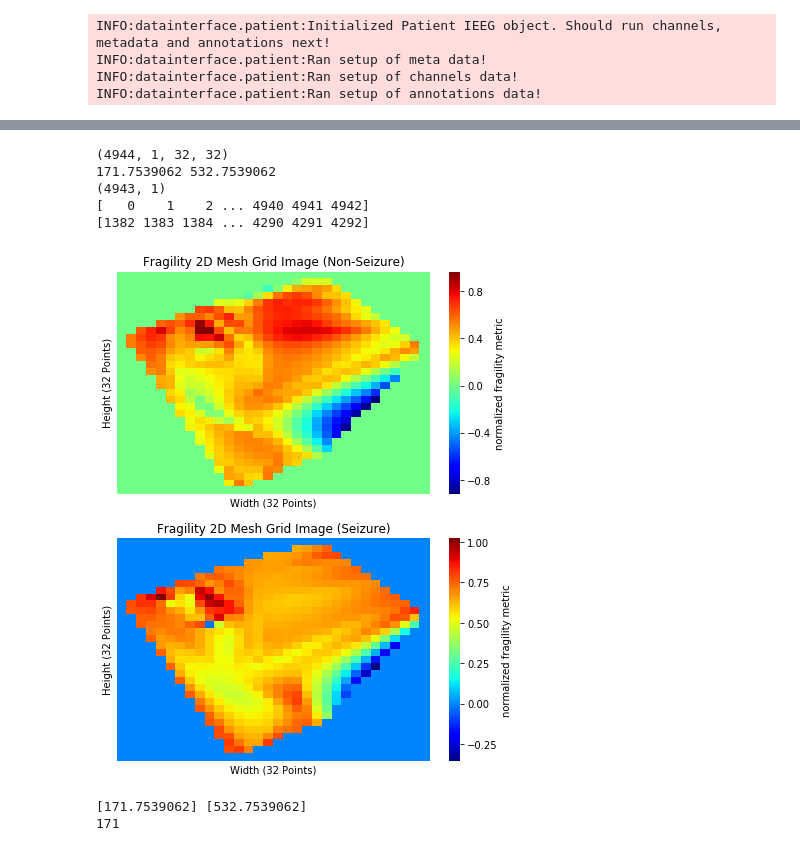
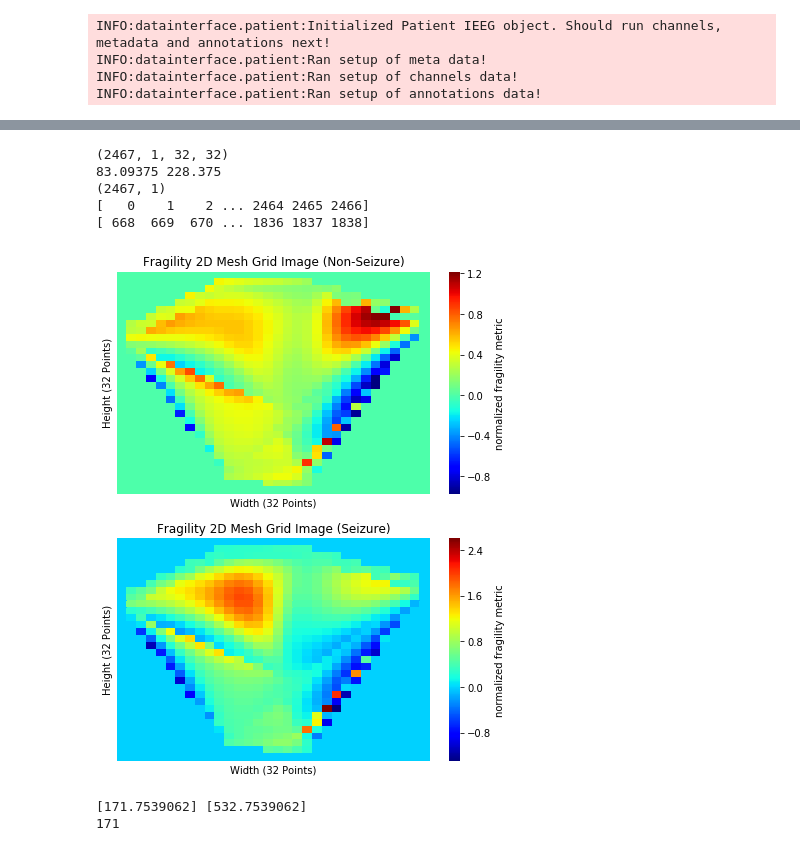
Before and after one commit to adam2392/dnn-unsupervised, a Jupyter notebook: dnn/Fragility Data Preprocessing Into 2D and 3D Images.ipynb, the cells around one changed output, grey strips where cells are left out. Cells and saved outputs as stored; diff of their text form; code cells hidden in the pictures.

```diff
--- a/dnn/Fragility Data Preprocessing Into 2D and 3D Images.ipynb
+++ b/dnn/Fragility Data Preprocessing Into 2D and 3D Images.ipynb
@@ -382,14 +383,15 @@ sns.heatmap(fragmat[:,0:70], cmap='jet')
 # Convert Real Data Into Image
 # %%
 patient = 'id001_ac_sz2'
+patient = 'id013_pg_sz1'
 patid = patient[0:patient.find('sz')-1]
 seizid = patient[patient.find('sz'):]
 
 datadir = '/Volumes/ADAM LI/pydata/convertedtng'
 
-chanfile =  os.path.join(datadir,  patient, patid + '_chans.csv')
-headerfile = os.path.join(datadir,  patient, patid + '_headers.csv')
-annotationsfile = os.path.join(datadir,  patient, patid + '_annotations.csv')
+chanfile =  os.path.join(datadir,  patient, patient + '_chans.csv')
+headerfile = os.path.join(datadir,  patient, patient + '_headers.csv')
+annotationsfile = os.path.join(datadir,  patient, patient + '_annotations.csv')
 
 ################################ 1. LOAD DATA ###########################
 # instantiate a datainterface object to analyze data
@@ -408,8 +410,7 @@ INFO:datainterface.patient:Ran setup of meta data!
 INFO:datainterface.patient:Ran setup of channels data!
 INFO:datainterface.patient:Ran setup of annotations data!
 # %%
-patient = 'id001_ac'
-metadatadir = os.path.join('/Volumes/ADAM LI/pydata/metadata/', patient)
+metadatadir = os.path.join('/Volumes/ADAM LI/pydata/metadata/', patid)
 # or get labels from seeg metadata
 # read in seeg file
 seeg = pd.read_csv(os.path.join(metadatadir, "seeg.txt"),
@@ -419,3 +420,16 @@ seeg_labels = seeg.index
 seeg_xyz = seeg.as_matrix()
 locations = seeg_xyz
 seeg_contacts = list(seeg_labels)
+
+if 'id013' in patient:
+    # remove these chanlabels from i013_pg
+    removeset = ['A15', 'B2', 'B3', 'B8', 'C9', 'C10', 'OP10']
+    # removeset = []
+    chaninds = [i for i,chan in enumerate(seeg_labels) \
+            if chan not in removeset]
+#     print(seeg_contacts[chaninds])
+    print(seeg_labels[chaninds])
+    print(seeg_labels[chaninds].shape)
+    seeg_labels = seeg_labels[chaninds]
+    locations = locations[chaninds,:]
+    print(locations.shape)
@@ -422,5 +446,6 @@ seeg_contacts = list(seeg_labels)
 # %%
-testfile = '/Volumes/ADAM LI/pydata/dnn/testdata/fragility/pert/id001_ac_sz2/id001_ac_sz2pertmodel.npz'
+testfile = '/Volumes/ADAM LI/pydata/dnn/testdata/fragility/pert/' + patient + '/'\
+ + patient + 'pertmodel.npz'
 data = np.load(testfile, encoding='bytes')
 seizonsets = [patieeg.onset_time]
 seizoffsets = [patieeg.offset_time]
@@ -445,7 +470,7 @@ print("using pca to grid image")
 new_locs = pca.fit_transform(locations)
 #     print(seizonsets)
 #     print(seizoffsets)
-ylabels = datahandler.computelabels(seizonsets*1000,seizoffsets*1000, timepoints)
+ylabels = datahandler.computelabels(np.multiply(seizonsets,500),np.multiply(seizoffsets,500), timepoints)
 # ylabels = ylabels[1:]
 print(np.sum(ylabels)/len(ylabels))
 
@@ -488,35 +519,35 @@ print('\n\n')
 # %%
 print(image_tensor.shape)
 plt.figure(figsize=(7,9))
 plt.subplot(211)
-sns.heatmap(image_tensor[500,...].squeeze(), cmap='jet', cbar_kws={'label': 'normalized fragility metric'})
+sns.heatmap(image_tensor[300,...].squeeze(), cmap='jet', cbar_kws={'label': 'normalized fragility metric'})
 plt.title('Fragility 2D Mesh Grid Image (Non-Seizure)')
 ax = plt.gca()
 ax.set_xticks([])
 ax.set_yticks([])
 ax.set_ylabel('Height (32 Points)')
 ax.set_xlabel('Width (32 Points)')
 
 plt.subplot(212)
-sns.heatmap(image_tensor[1384,...].squeeze(), cmap='jet', cbar_kws={'label': 'normalized fragility metric'})
+sns.heatmap(image_tensor[700,...].squeeze(), cmap='jet', cbar_kws={'label': 'normalized fragility metric'})
 plt.title('Fragility 2D Mesh Grid Image (Seizure)')
 ax = plt.gca()
 ax.set_xticks([])
 ax.set_yticks([])
 ax.set_ylabel('Height (32 Points)')
 ax.set_xlabel('Width (32 Points)')
 
 print(seizonsets[0], seizoffsets[0])
 print(ylabels.shape)
 print(np.where(ylabels==0)[0])
 print(np.where(ylabels==1)[0])
 # %% [output]
-(4944, 1, 32, 32)
-171.7539062 532.7539062
-(4943, 1)
-[   0    1    2 ... 4940 4941 4942]
-[1382 1383 1384 ... 4290 4291 4292]
+(2467, 1, 32, 32)
+83.09375 228.375
+(2467, 1)
+[   0    1    2 ... 2464 2465 2466]
+[ 668  669  670 ... 1836 1837 1838]
-[figure, old version]
+[figure, new version]
 # %%
 print(seizonsets, seizoffsets)
 
```
Also changed, not shown: parts of 9 cells of this notebook, 4 other files.
